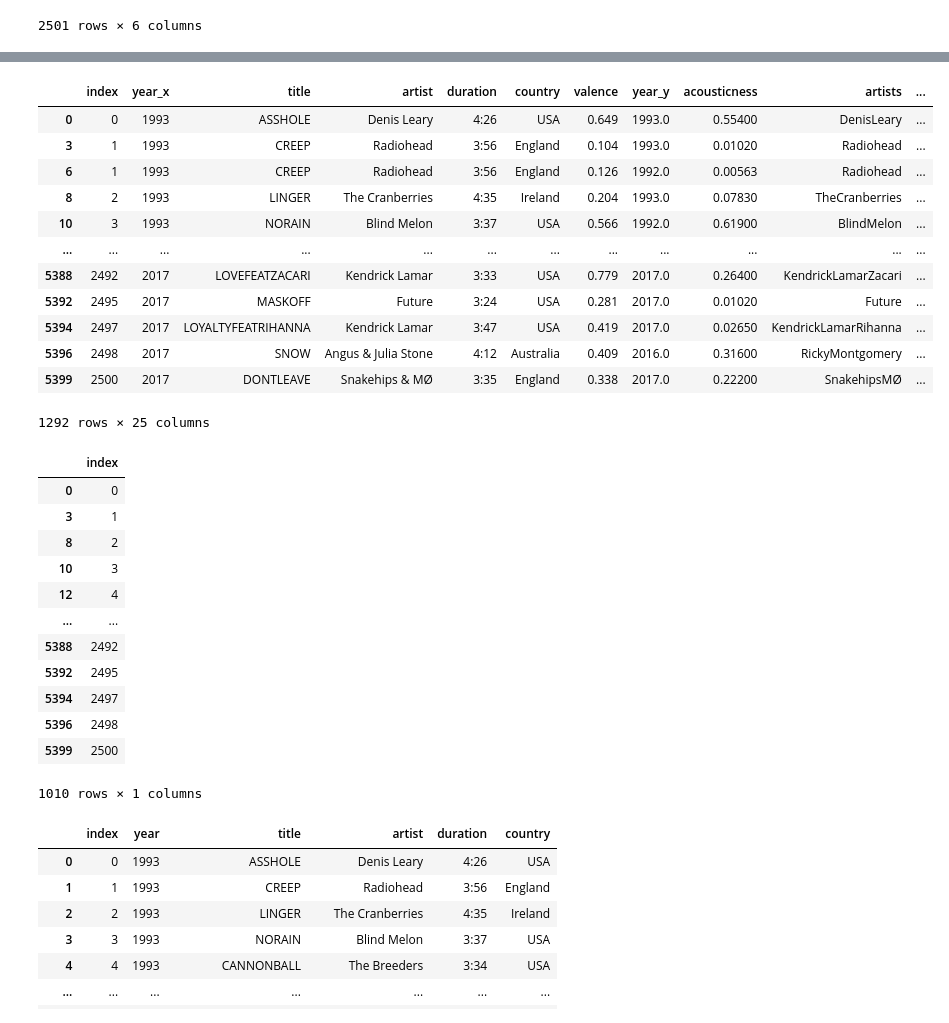
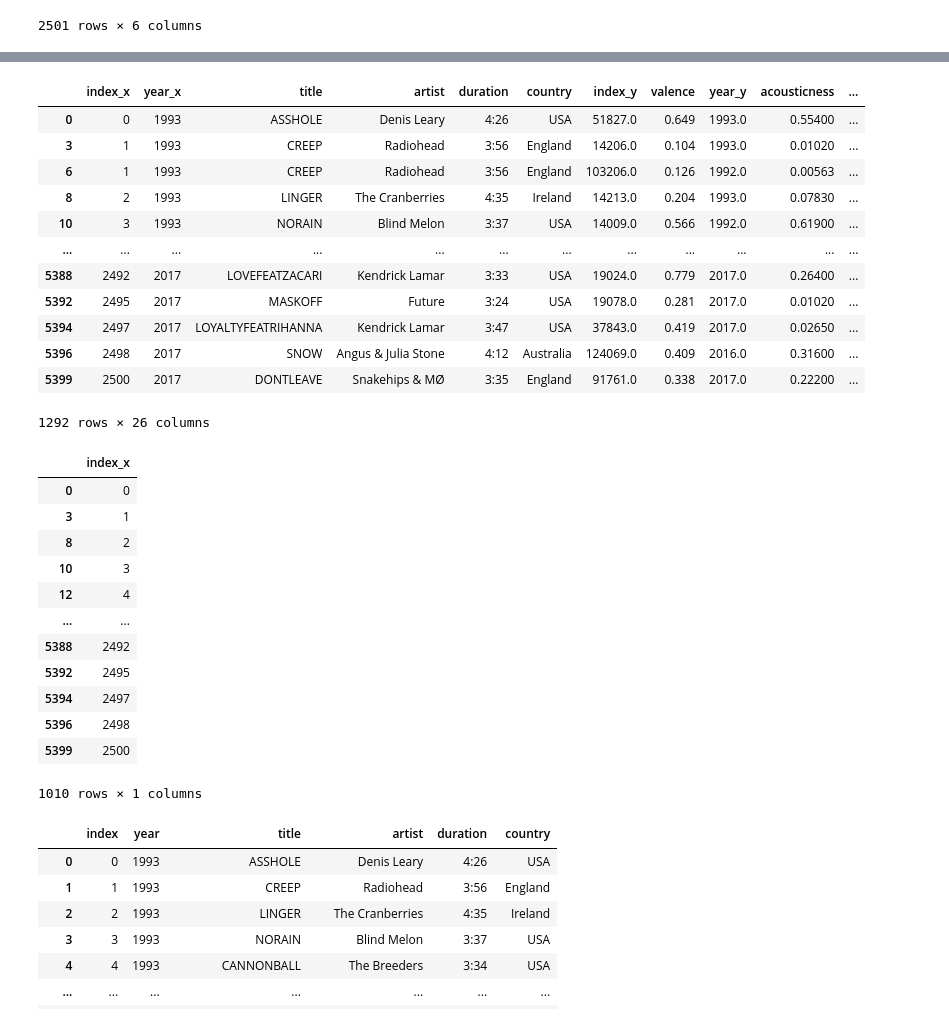
Before and after one commit to relaernu/project_1, a Jupyter notebook: FirstTryCombine.ipynb, the cells around one changed output, grey strips where cells are left out. Drawn from its saved outputs; the diff is of its cells as text; code cells hidden in the pictures.

```diff
--- a/Untitled.ipynb
+++ b/FirstTryCombine.ipynb
@@ -36,21 +37,21 @@ df_spotify.head()
 | 2 | 0.0394 | 1921 | 0.961 | ['KHP Kridhamardawa Karaton Ngayo... | 0.328 | 500062 | 0.166 | 0 | 1o6I8BglA6ylDMrIELygv1 | ... |
 | 3 | 0.1650 | 1921 | 0.967 | ['Frank Parker'] | 0.275 | 210000 | 0.309 | 0 | 3ftBPsC5vPBKxYSee08FDH | ... |
 | 4 | 0.2530 | 1921 | 0.957 | ['Phil Regan'] | 0.418 | 166693 | 0.193 | 0 | 4d6HGyGT8e121BsdKmw9v6 | ... |
-# %%
-df_spotify = df_spotify.loc[df_spotify["year"] >= 1921]
+# %%
+df_spotify = df_spotify.reset_index()
 # %%
-df_spotify
-df_spotify["name"] = df_spotify["name"].str.replace(".","")
-df_spotify["name"] = df_spotify["name"].str.replace("(","")
-df_spotify["name"] = df_spotify["name"].str.replace(")","")
-df_spotify["name"] = df_spotify["name"].str.replace("'","")
-df_spotify["name"] = df_spotify["name"].str.replace(" ","")
-df_spotify["name"] = df_spotify["name"].str.upper()
+df_spotify_rename = df_spotify.copy()
+df_spotify_rename["name"] = df_spotify_rename["name"].str.replace(".","")
+df_spotify_rename["name"] = df_spotify_rename["name"].str.replace("(","")
+df_spotify_rename["name"] = df_spotify_rename["name"].str.replace(")","")
+df_spotify_rename["name"] = df_spotify_rename["name"].str.replace("'","")
+df_spotify_rename["name"] = df_spotify_rename["name"].str.replace(" ","")
+df_spotify_rename["name"] = df_spotify_rename["name"].str.upper()
 
-df_spotify["artists"] = df_spotify["artists"].str.strip("[]")
-df_spotify["artists"] = df_spotify["artists"].str.strip("'")
-df_spotify["artists"] = df_spotify["artists"].str.replace("'","")
-df_spotify["artists"] = df_spotify["artists"].str.replace(",","")
-df_spotify["artists"] = df_spotify["artists"].str.replace(" ","")
-df_spotify
+#df_spotify["artists"] = df_spotify["artists"].str.strip("[]")
+#df_spotify["artists"] = df_spotify["artists"].str.strip("'")
+#df_spotify["artists"] = df_spotify["artists"].str.replace("'","")
+#df_spotify["artists"] = df_spotify["artists"].str.replace(",","")
+#df_spotify["artists"] = df_spotify["artists"].str.replace(" ","")
+df_spotify_rename
 # %% [output]
@@ -70,27 +71,27 @@ df_spotify
 # %%
-df = df_jjj.merge(df_spotify, left_on=["title"], right_on=["name"], how="left")
+df = df_jjj_rename.merge(df_spotify_rename, left_on=["title"], right_on=["name"], how="left")
 index_df = df.loc[(df["year_x"] >= df["year_y"]) & (df["year_x"] - df["year_y"] <=3)]
 index_df
 # %% [output]
-|  | index | year_x | title | artist | duration | country | valence | year_y | acousticness | artists | ... |
-| 0 | 0 | 1993 | ASSHOLE | Denis Leary | 4:26 | USA | 0.649 | 1993.0 | 0.55400 | DenisLeary | ... |
-| 3 | 1 | 1993 | CREEP | Radiohead | 3:56 | England | 0.104 | 1993.0 | 0.01020 | Radiohead | ... |
-| 6 | 1 | 1993 | CREEP | Radiohead | 3:56 | England | 0.126 | 1992.0 | 0.00563 | Radiohead | ... |
-| 8 | 2 | 1993 | LINGER | The Cranberries | 4:35 | Ireland | 0.204 | 1993.0 | 0.07830 | TheCranberries | ... |
-| 10 | 3 | 1993 | NORAIN | Blind Melon | 3:37 | USA | 0.566 | 1992.0 | 0.61900 | BlindMelon | ... |
+|  | index_x | year_x | title | artist | duration | country | index_y | valence | year_y | acousticness | ... |
+| 0 | 0 | 1993 | ASSHOLE | Denis Leary | 4:26 | USA | 51827.0 | 0.649 | 1993.0 | 0.55400 | ... |
+| 3 | 1 | 1993 | CREEP | Radiohead | 3:56 | England | 14206.0 | 0.104 | 1993.0 | 0.01020 | ... |
+| 6 | 1 | 1993 | CREEP | Radiohead | 3:56 | England | 103206.0 | 0.126 | 1992.0 | 0.00563 | ... |
+| 8 | 2 | 1993 | LINGER | The Cranberries | 4:35 | Ireland | 14213.0 | 0.204 | 1993.0 | 0.07830 | ... |
+| 10 | 3 | 1993 | NORAIN | Blind Melon | 3:37 | USA | 14009.0 | 0.566 | 1992.0 | 0.61900 | ... |
 | ... | ... | ... | ... | ... | ... | ... | ... | ... | ... | ... | ... |
-| 5388 | 2492 | 2017 | LOVEFEATZACARI | Kendrick Lamar | 3:33 | USA | 0.779 | 2017.0 | 0.26400 | KendrickLamarZacari | ... |
-| 5392 | 2495 | 2017 | MASKOFF | Future | 3:24 | USA | 0.281 | 2017.0 | 0.01020 | Future | ... |
-| 5394 | 2497 | 2017 | LOYALTYFEATRIHANNA | Kendrick Lamar | 3:47 | USA | 0.419 | 2017.0 | 0.02650 | KendrickLamarRihanna | ... |
-| 5396 | 2498 | 2017 | SNOW | Angus & Julia Stone | 4:12 | Australia | 0.409 | 2016.0 | 0.31600 | RickyMontgomery | ... |
-| 5399 | 2500 | 2017 | DONTLEAVE | Snakehips & MØ | 3:35 | England | 0.338 | 2017.0 | 0.22200 | SnakehipsMØ | ... |
+| 5388 | 2492 | 2017 | LOVEFEATZACARI | Kendrick Lamar | 3:33 | USA | 19024.0 | 0.779 | 2017.0 | 0.26400 | ... |
+| 5392 | 2495 | 2017 | MASKOFF | Future | 3:24 | USA | 19078.0 | 0.281 | 2017.0 | 0.01020 | ... |
+| 5394 | 2497 | 2017 | LOYALTYFEATRIHANNA | Kendrick Lamar | 3:47 | USA | 37843.0 | 0.419 | 2017.0 | 0.02650 | ... |
+| 5396 | 2498 | 2017 | SNOW | Angus & Julia Stone | 4:12 | Australia | 124069.0 | 0.409 | 2016.0 | 0.31600 | ... |
+| 5399 | 2500 | 2017 | DONTLEAVE | Snakehips & MØ | 3:35 | England | 91761.0 | 0.338 | 2017.0 | 0.22200 | ... |
-1292 rows × 25 columns
+1292 rows × 26 columns
 # %%
-index = index_df[["index"]].drop_duplicates(keep="first")
+index = index_df[["index_x"]].drop_duplicates(keep="first")
 index
 #df.loc[df["valence"].isna()]
 # %% [output]
-|  | index |
+|  | index_x |
 | 0 | 0 |
 | 3 | 1 |
 | 8 | 2 |
```
Also changed, not shown: parts of 2 cells of this notebook, 8 other files.
